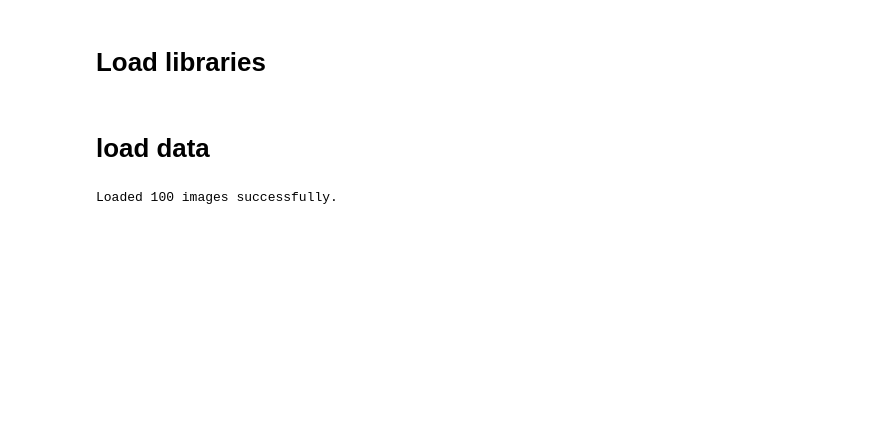
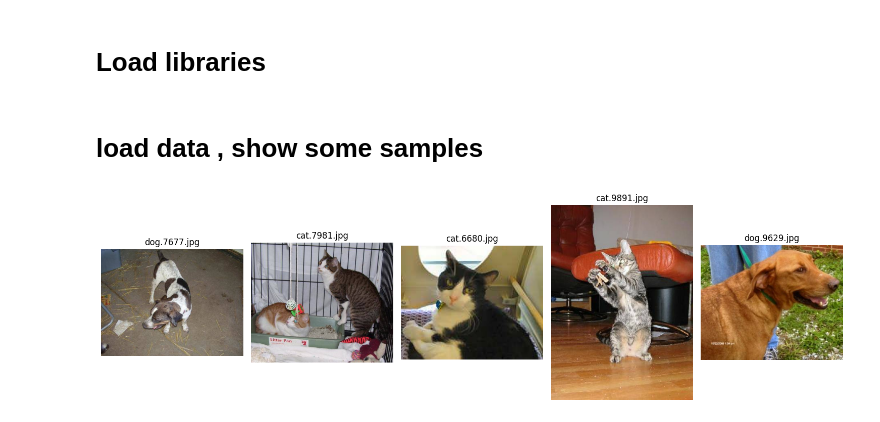
Before and after one commit to TeefAlfadhli/PRODIGY_ML_03, a Jupyter notebook: CatsVsDogs.ipynb, the cells around one changed output. Cells and saved outputs as stored; diff of their text form; code cells hidden in the pictures; blank space fills up the shorter version.

```diff
--- a/CatsVsDogs.ipynb
+++ b/CatsVsDogs.ipynb
@@ -9,4 +9,4 @@ from sklearn.svm import SVC
 from sklearn.metrics import classification_report, accuracy_score
 import matplotlib.pyplot as plt
 # %% [markdown]
-# load data
+# load data ,  show some samples
@@ -42,8 +13,29 @@ for filename in os.listdir(data_dir):
-# %%
-# Convert to numpy arrays
-data = np.array(data)
-labels = np.array(labels)
-
-print(f"Loaded {len(data)} images successfully.")
-# %% [output]
-Loaded 100 images successfully.
+# %%
+# Path to your dataset
+data_dir = '/workspaces/PRODIGY_ML_03/dogs-vs-cats-sample'
+
+# Load and display the first 5 images
+images = []
+filenames = os.listdir(data_dir)[:5]
+
+for file in filenames:
+    img_path = os.path.join(data_dir, file)
+    img = cv2.imread(img_path)
+    if img is not None:
+        img_rgb = cv2.cvtColor(img, cv2.COLOR_BGR2RGB)  # Convert from BGR to RGB for correct display
+        images.append(img_rgb)
+    else:
+        print(f"Could not read {file}")
+
+# Plotting the images
+plt.figure(figsize=(15, 5))
+for i, img in enumerate(images):
+    plt.subplot(1, 5, i+1)
+    plt.imshow(img)
+    plt.title(filenames[i])
+    plt.axis('off')
+
+plt.tight_layout()
+plt.show()
+# %% [output]
+[figure, added]
```
Also changed, not shown: parts of 2 cells of this notebook.
